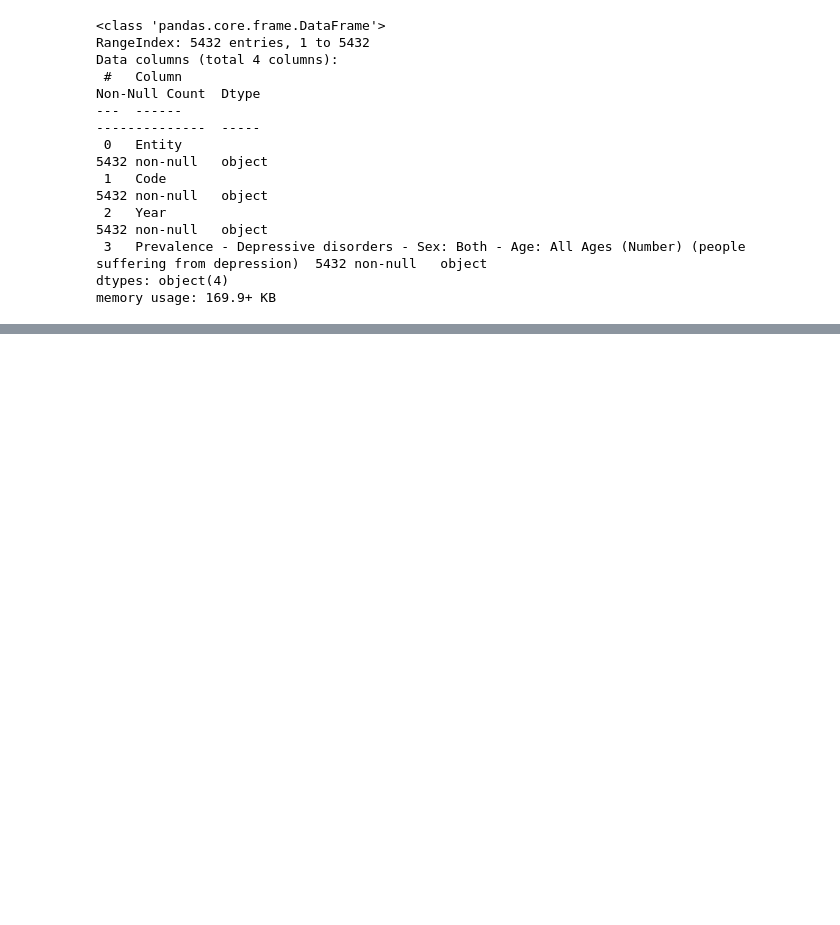
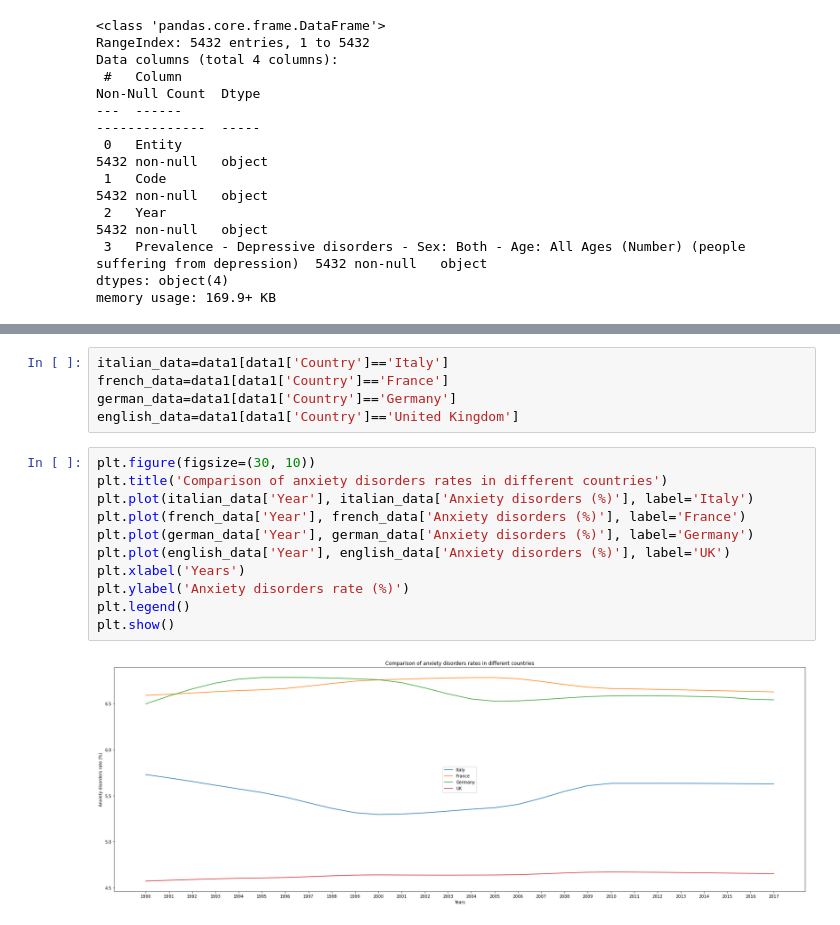
Before and after one commit to elisademuri/Project-Programming-and-Databases, a Jupyter notebook: Script esame.ipynb, the cells around one changed output, grey strips where cells are left out. Saved outputs shown, nothing was run; the diff lists cells and outputs as text; blank space fills up the shorter version.

```diff
--- a/Script esame.ipynb
+++ b/Script esame.ipynb
@@ -876,0 +978,18 @@ See the caveats in the documentation: https://pandas.pydata.org/pandas-docs/stab
+# %%
+italian_data=data1[data1['Country']=='Italy']
+french_data=data1[data1['Country']=='France']
+german_data=data1[data1['Country']=='Germany']
+english_data=data1[data1['Country']=='United Kingdom']
+# %%
+plt.figure(figsize=(30, 10))
+plt.title('Comparison of anxiety disorders rates in different countries')
+plt.plot(italian_data['Year'], italian_data['Anxiety disorders (%)'], label='Italy')
+plt.plot(french_data['Year'], french_data['Anxiety disorders (%)'], label='France')
+plt.plot(german_data['Year'], german_data['Anxiety disorders (%)'], label='Germany')
+plt.plot(english_data['Year'], english_data['Anxiety disorders (%)'], label='UK')
+plt.xlabel('Years')
+plt.ylabel('Anxiety disorders rate (%)')
+plt.legend()
+plt.show()
+# %% [output]
+[figure, added]
```
Also changed, not shown: parts of 37 cells of this notebook.
